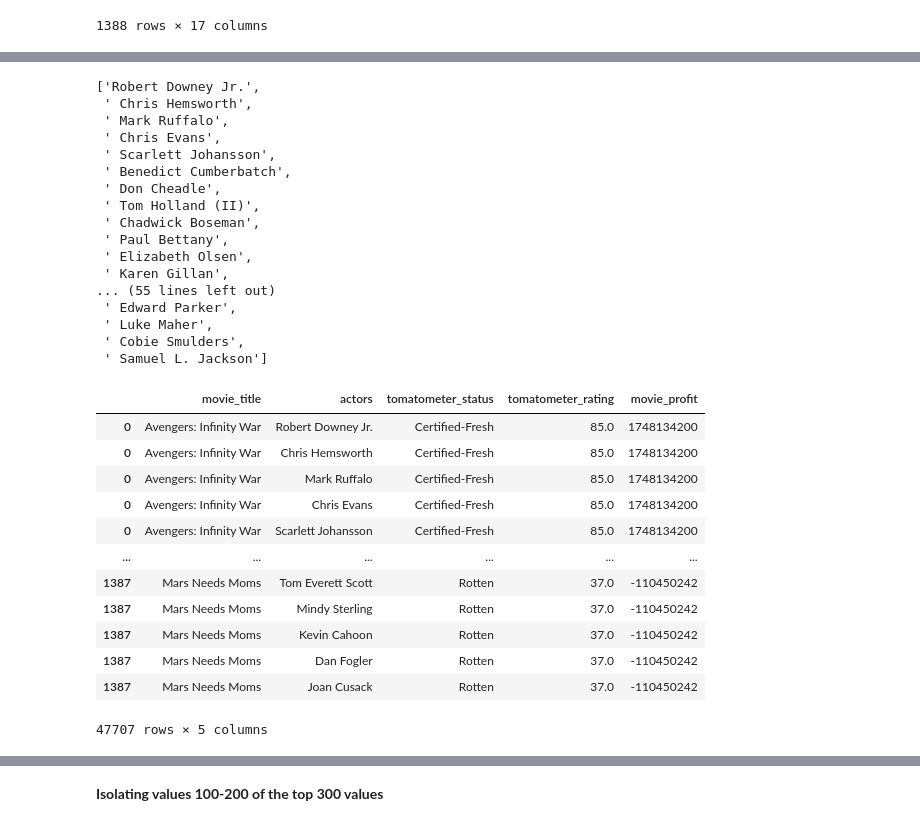
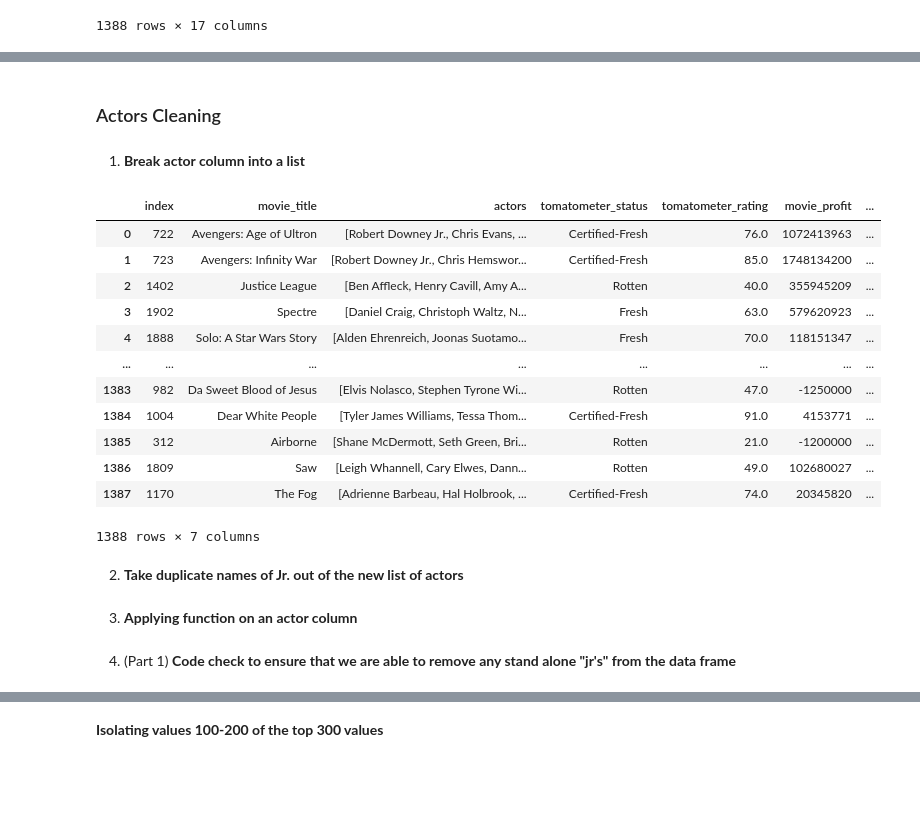
Before and after one commit to jchandleroneal/microsoft-movie-analysis, a Jupyter notebook: movie_analysis.ipynb, the cells around one changed output, grey strips where cells are left out. Saved outputs shown, nothing was run; the diff lists cells and outputs as text; code cells hidden in the pictures; blank space fills up the shorter version.

```diff
--- a/movie_analysis.ipynb
+++ b/movie_analysis.ipynb
@@ -404,41 +340,24 @@ first100.actors.apply(fix_jr)
-# %%
-first100.iloc[error].actors[0]
-# %% [output]
-['Robert Downey Jr.',
- ' Chris Hemsworth',
- ' Mark Ruffalo',
- ' Chris Evans',
- ' Scarlett Johansson',
- ' Benedict Cumberbatch',
- ' Don Cheadle',
- ' Tom Holland (II)',
- ' Chadwick Boseman',
- ' Paul Bettany',
- ' Elizabeth Olsen',
- ' Karen Gillan',
-... (55 lines left out)
- ' Edward Parker',
- ' Luke Maher',
- ' Cobie Smulders',
- ' Samuel L. Jackson']
-# %%
-first100 = movie_actor_budget.copy()       #reason to create a shallow copy?
-first100.actors = first100.actors.str.split(',') #place each actor into a new list sepparated by commas
-first100
-
-new100 = first100.explode('actors') #Place each actor into their own individual row
-new100
-# %% [output]
-|  | movie_title | actors | tomatometer_status | tomatometer_rating | movie_profit |
-| 0 | Avengers: Infinity War | Robert Downey Jr. | Certified-Fresh | 85.0 | 1748134200 |
-| 0 | Avengers: Infinity War | Chris Hemsworth | Certified-Fresh | 85.0 | 1748134200 |
-| 0 | Avengers: Infinity War | Mark Ruffalo | Certified-Fresh | 85.0 | 1748134200 |
-| 0 | Avengers: Infinity War | Chris Evans | Certified-Fresh | 85.0 | 1748134200 |
-| 0 | Avengers: Infinity War | Scarlett Johansson | Certified-Fresh | 85.0 | 1748134200 |
-| ... | ... | ... | ... | ... | ... |
-| 1387 | Mars Needs Moms | Tom Everett Scott | Rotten | 37.0 | -110450242 |
-| 1387 | Mars Needs Moms | Mindy Sterling | Rotten | 37.0 | -110450242 |
-| 1387 | Mars Needs Moms | Kevin Cahoon | Rotten | 37.0 | -110450242 |
-| 1387 | Mars Needs Moms | Dan Fogler | Rotten | 37.0 | -110450242 |
-| 1387 | Mars Needs Moms | Joan Cusack | Rotten | 37.0 | -110450242 |
-47707 rows × 5 columns
+# %% [markdown]
+### Actors Cleaning
+# %% [markdown]
+1. **Break actor column into a list**
+# %%
+first300 = movie_actor_budget.copy()       #reason to create a shallow copy?
+first300.actors = first300.actors.str.split(',') #place each actor into a new list sepparated by commas
+first300
+# %% [output]
+|  | index | movie_title | actors | tomatometer_status | tomatometer_rating | movie_profit | ... |
+| 0 | 722 | Avengers: Age of Ultron | [Robert Downey Jr., Chris Evans, ... | Certified-Fresh | 76.0 | 1072413963 | ... |
+| 1 | 723 | Avengers: Infinity War | [Robert Downey Jr., Chris Hemswor... | Certified-Fresh | 85.0 | 1748134200 | ... |
+| 2 | 1402 | Justice League | [Ben Affleck, Henry Cavill, Amy A... | Rotten | 40.0 | 355945209 | ... |
+| 3 | 1902 | Spectre | [Daniel Craig, Christoph Waltz, N... | Fresh | 63.0 | 579620923 | ... |
+| 4 | 1888 | Solo: A Star Wars Story | [Alden Ehrenreich, Joonas Suotamo... | Fresh | 70.0 | 118151347 | ... |
+| ... | ... | ... | ... | ... | ... | ... | ... |
+| 1383 | 982 | Da Sweet Blood of Jesus | [Elvis Nolasco, Stephen Tyrone Wi... | Rotten | 47.0 | -1250000 | ... |
+| 1384 | 1004 | Dear White People | [Tyler James Williams, Tessa Thom... | Certified-Fresh | 91.0 | 4153771 | ... |
+| 1385 | 312 | Airborne | [Shane McDermott, Seth Green, Bri... | Rotten | 21.0 | -1200000 | ... |
+| 1386 | 1809 | Saw | [Leigh Whannell, Cary Elwes, Dann... | Rotten | 49.0 | 102680027 | ... |
+| 1387 | 1170 | The Fog | [Adrienne Barbeau, Hal Holbrook, ... | Certified-Fresh | 74.0 | 20345820 | ... |
+1388 rows × 7 columns
+# %% [markdown]
+2. **Take duplicate names of Jr. out of the new list of actors**
@@ -444,0 +377,2 @@ new100
+# %% [markdown]
+3. **Applying function on an actor column**
@@ -444,0 +381,2 @@ new100
+# %% [markdown]
+4. (Part 1) **Code check to ensure that we are able to remove any stand alone "jr's" from the data frame**
```
Also changed, not shown: parts of 36 cells of this notebook.
